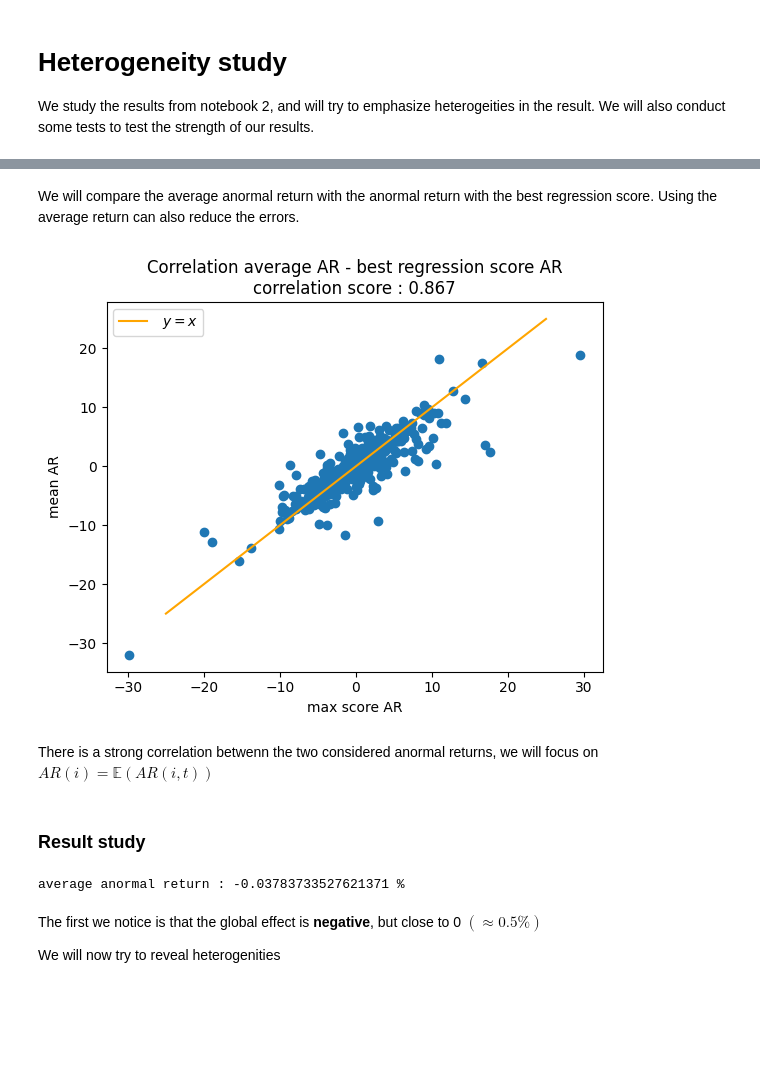
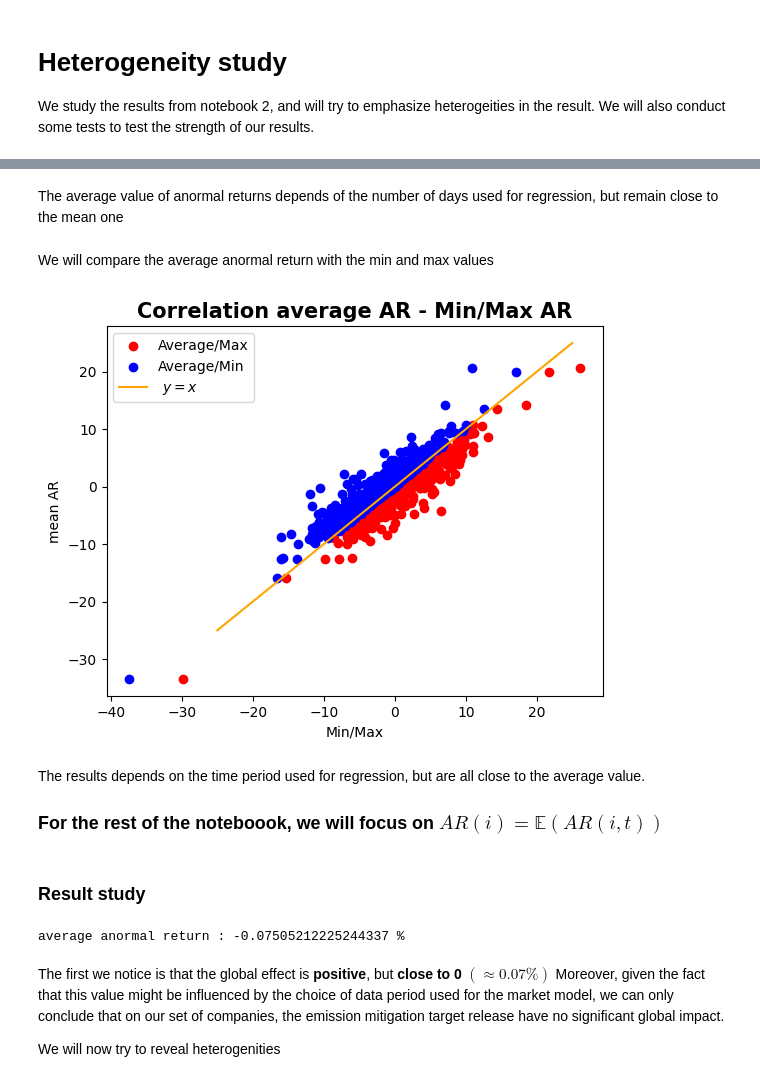
Before and after one commit to alexandrebois/TR-Stock_market_recation_mitigation_target, a Jupyter notebook: 3 -Heterogeneity.ipynb, the cells around one changed output, grey strips where cells are left out. Saved outputs shown, nothing was run; the diff lists cells and outputs as text; code cells hidden in the pictures; blank space fills up the shorter version.

Commit message:
Results study

```diff
--- a/3 -Heterogeneity.ipynb
+++ b/3 -Heterogeneity.ipynb
@@ -24,10 +24,9 @@ def is_float(str):
     except :
         return False
 
-filter = np.all([[is_float(df[f'AR_{2*j}'].iloc[i]) for i in range(len(df))] for j in range(2,11)], axis = 0)
+filter = np.all([[is_float(df[f'AR_{2*j}'].iloc[i]) for i in range(len(df))] for j in range(5,16)], axis = 0)
 df = df[filter]
 df[ df.columns[1:] ] = df[ df.columns[1:] ].apply(pd.to_numeric)
-#print(df.iloc[0][2::2])
 # %% [markdown]
 ### Strength test
 
@@ -57,0 +37,4 @@ Average standart deviation : 1.1306052868782135
+# %%
+#Standard deviation
+Sigma = np.array([np.std(df.iloc[i][1:]) for i in range(len(df))])
+print(f'Average standart deviation : {np.mean(Sigma)}')
@@ -57,0 +67,5 @@ Average standart deviation : 1.1306052868782135
+# %%
+filter = Sigma < 5
+df_filtered = df[filter]
+frac = np.round( (len(df_filtered)/ len(df))*100, 2)
+print(f'Percentage of data kept : {frac} %')
@@ -58,28 +88,38 @@ Average standart deviation : 1.1306052868782135
+# %% [markdown]
+The average value of anormal returns depends of the number of days used for regression, but remain close to the mean one
+# %%
+# New average and min/max values
+AR_mean = np.array([ np.mean(df_filtered.iloc[i][1:]) for i in range(len(df_filtered))])
+AR_max = np.array([ np.max(df_filtered.iloc[i][1:]) for i in range(len(df_filtered))])
+AR_min = np.array([ np.min(df_filtered.iloc[i][1:]) for i in range(len(df_filtered))])
 # %% [markdown]
-We will compare the average anormal return with the anormal return with the best regression score. Using the average return can also reduce the errors.
+We will compare the average anormal return with the min and max values
 # %%
 plt.figure()
-plt.scatter(AR_max_score,  AR_moyen)
+plt.scatter(AR_max,  AR_mean, color = 'red' , label = 'Average/Max')
+plt.scatter(AR_min,  AR_mean, color = 'blue' , label = 'Average/Min')
 plt.plot([-25, 25] , [-25, 25] , color ='orange', label = ' $y = x$')
-plt.xlabel('max score AR')
+plt.xlabel('Min/Max')
 plt.ylabel('mean AR')
-plt.title('Correlation average AR - best regression score AR' + '\n'
-          + f'correlation score : { np.round(np.corrcoef(AR_max_score, AR_moyen)[0][1] , 3)}')
+plt.title('Correlation average AR - Min/Max AR', fontweight = 'semibold' , fontsize = 15)
 plt.legend()
 #plt.savefig(path.join(result_folder, 'correlation.png'))
 plt.show();
 # %% [output]
-[figure, old version]
+[figure, new version]
-# %% [markdown]
-There is a strong correlation betwenn the two considered anormal returns, we will focus on $AR(i) = \mathbb{E}(AR(i,t))$
+# %% [markdown]
+The results depends on the time period used for regression, but are all close to the average value.
+
+ ### For the rest of the noteboook, we will focus on $AR(i) = \mathbb{E}(AR(i,t))$
 # %% [markdown]
 ### Result study
 # %%
-print(f'average anormal return : {np.mean(AR_max_score)} %')
+print(f'average anormal return : {np.mean(AR_moyen)} %')
 # %% [output]
-average anormal return : -0.03783733527621371 %
+average anormal return : -0.07505212225244337 %
 # %% [markdown]
-The first we notice is that the global effect is **negative**, but close to 0 $( \approx 0.5 \%)$
+The first we notice is that the global effect is **positive**, but **close to 0** $( \approx  0.07 \%)$
+Moreover, given the fact that this value might be influenced by the choice of data period used for the market model, we can only conclude that on our set of companies, the emission mitigation target release have no significant global impact.
 
 We will now try to reveal heterogenities
 # %%
```
Also changed, not shown: parts of 10 cells of this notebook, 2 other files.
